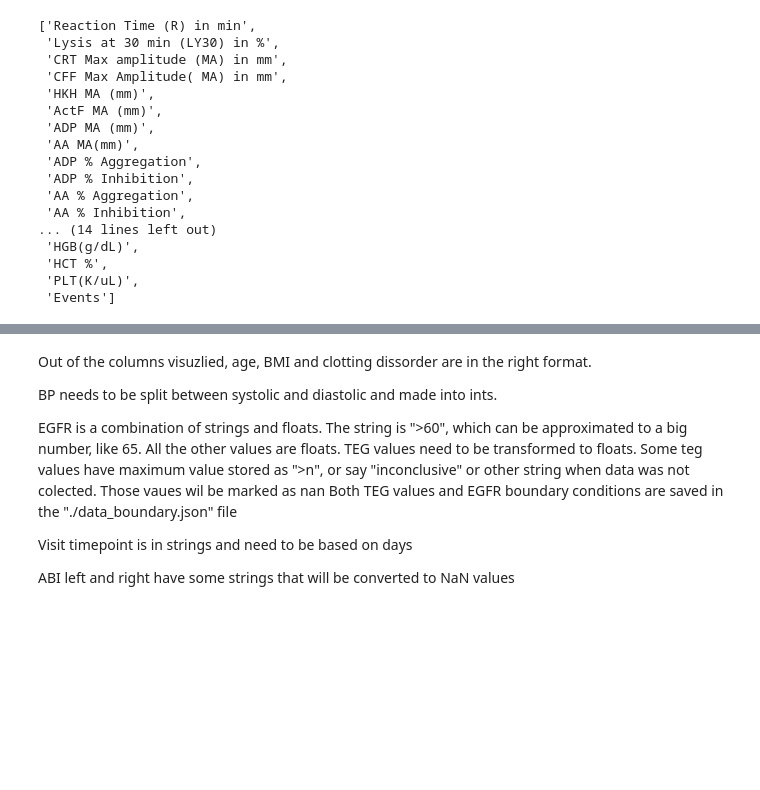
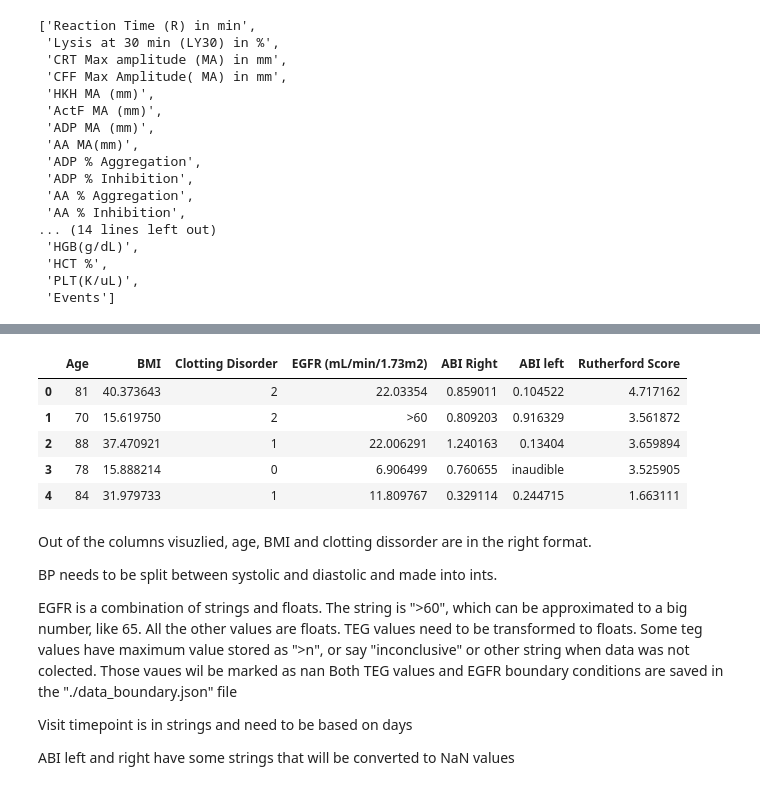
Before and after one commit to kstack21/CapstoneC2023, a Jupyter notebook: steps.ipynb, the cells around one changed output, grey strips where cells are left out. Cells and saved outputs as stored; diff of their text form; code cells hidden in the pictures; blank space fills up the shorter version.

```diff
--- a/steps.ipynb
+++ b/steps.ipynb
@@ -159,7 +156,7 @@ All columns are being transformed to the best fitting format, according to the i
 # %%
 # Clean df in new copy
 clean_TEG_df = tegValues_df.copy()
-clean_baseline_ndf = baseline_df.copy()
+clean_baseline_df = baseline_df.copy()
 # %% [markdown]
 #### Number
 Baseline:
@@ -201,5 +199,5 @@ tegValues
  'PLT(K/uL)',
  'Events']
 # %%
-# Visualize the values and their types to identify the kind of changes needed
-clean_df[["Visit Timepoint","Age","BMI", "Clotting Disorder", "EGFR (mL/min/1.73m2)", "BP prior to blood draw", "ABI Right", "ABI left", "Rutherford Score"]+tegValues].dtypes
+number_columns_baseline = ["Age","BMI", "Clotting Disorder", "EGFR (mL/min/1.73m2)", "ABI Right", "ABI left", "Rutherford Score"]
+number_columns_teg = ["Visit Timepoint", "BP prior to blood draw"]+tegValues
@@ -211,3 +249,12 @@ clean_df[["Visit Timepoint","Age","BMI", "Clotting Disorder", "EGFR (mL/min/1.73
+# %%
+clean_baseline_df[number_columns_baseline].head()
+# %% [output]
+|  | Age | BMI | Clotting Disorder | EGFR (mL/min/1.73m2) | ABI Right | ABI left | Rutherford Score |
+| 0 | 81 | 40.373643 | 2 | 22.03354 | 0.859011 | 0.104522 | 4.717162 |
+| 1 | 70 | 15.619750 | 2 | >60 | 0.809203 | 0.916329 | 3.561872 |
+| 2 | 88 | 37.470921 | 1 | 22.006291 | 1.240163 | 0.13404 | 3.659894 |
+| 3 | 78 | 15.888214 | 0 | 6.906499 | 0.760655 | inaudible | 3.525905 |
+| 4 | 84 | 31.979733 | 1 | 11.809767 | 0.329114 | 0.244715 | 1.663111 |
 # %% [markdown]
 Out of the columns visuzlied, age, BMI and clotting dissorder are in the right format.
 
```
Also changed, not shown: parts of 64 cells of this notebook, 4 other files.
